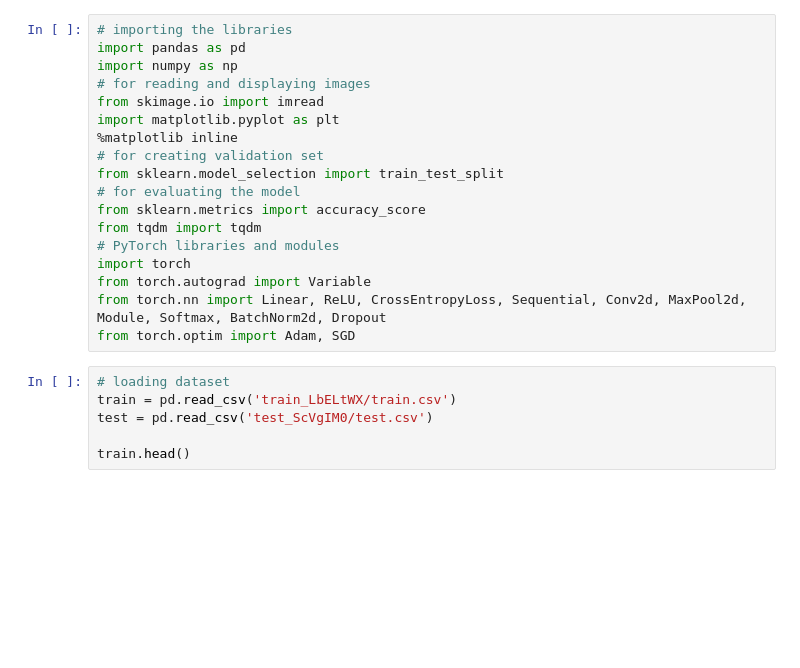
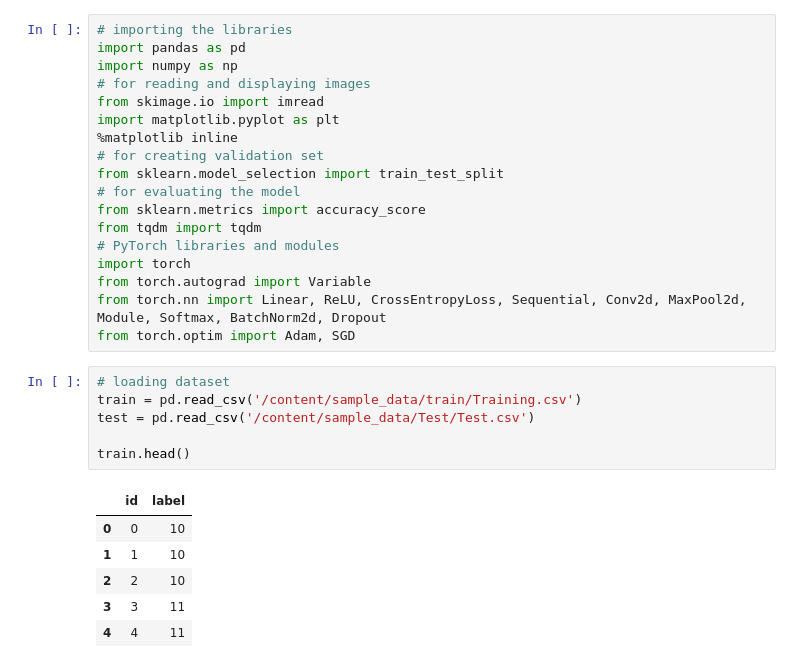
Before and after one commit to HmbGow/F360, a Jupyter notebook: Olá,_este_é_o_Colaboratory.ipynb, the cells around one changed output. Saved outputs shown, nothing was run; the diff lists cells and outputs as text; blank space fills up the shorter version.

```diff
--- a/Olá,_este_é_o_Colaboratory.ipynb
+++ b/Olá,_este_é_o_Colaboratory.ipynb
@@ -20,7 +20,14 @@ from torch.nn import Linear, ReLU, CrossEntropyLoss, Sequential, Conv2d, MaxPool
 from torch.optim import Adam, SGD
 # %%
 # loading dataset
-train = pd.read_csv('train_LbELtWX/train.csv')
-test = pd.read_csv('test_ScVgIM0/test.csv')
+train = pd.read_csv('/content/sample_data/train/Training.csv')
+test = pd.read_csv('/content/sample_data/Test/Test.csv')
 
 train.head()
+# %% [output]
+|  | id | label |
+| 0 | 0 | 10 |
+| 1 | 1 | 10 |
+| 2 | 2 | 10 |
+| 3 | 3 | 11 |
+| 4 | 4 | 11 |
```
Also changed, not shown: parts of 2 cells of this notebook.
